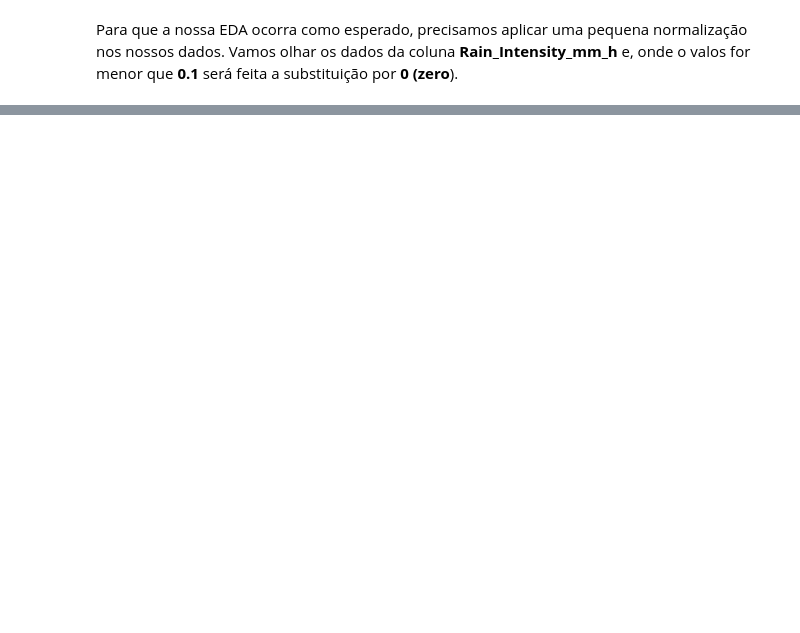
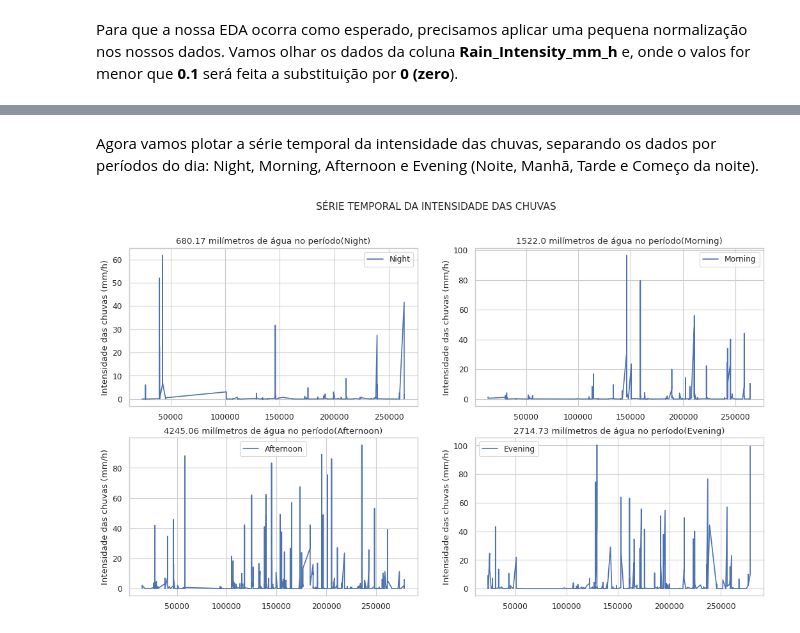
Before and after one commit to lourencocavalcante/Introduction-to-Data-Science, a Jupyter notebook: INPE_CAP394_2022_Atv01_parte2_Lourenco.ipynb, the cells around one changed output, grey strips where cells are left out. Cells and saved outputs as stored; diff of their text form; code cells hidden in the pictures; blank space fills up the shorter version.

```diff
--- a/INPE_CAP394_2022_Atv01_parte2_Lourenco.ipynb
+++ b/INPE_CAP394_2022_Atv01_parte2_Lourenco.ipynb
@@ -267,0 +467,18 @@ sns.heatmap(corr[(corr >= 0.30) | (corr <= -0.30)],cmap='viridis', vmax=1.0, vmi
+# %% [markdown]
+Agora vamos plotar a série temporal da intensidade das chuvas, separando os dados por períodos do dia: Night, Morning, Afternoon e Evening (Noite, Manhã, Tarde e Começo da noite).
+# %%
+labels=['Night','Morning','Afternoon','Evening']
+
+figure(figsize=(16,9),dpi=80)
+plt.suptitle('SÉRIE TEMPORAL DA INTENSIDADE DAS CHUVAS', size=14)
+for res in range(0,4):
+    tot = round(df_filter_MP3000A_RD80.Rain_Intensity_mm_h.loc[df_filter_MP3000A_RD80.session == labels[res]].sum(),2)
+    plt.subplot(2,2,res+1)
+    plt.title(str(tot)+' milímetros de água no período('+labels[res]+')')
+    #plt.xlabel("")
+    plt.ylabel("Intensidade das chuvas (mm/h)")
+    plt.plot(df_filter_MP3000A_RD80.loc[df_filter_MP3000A_RD80.session == labels[res]]['Rain_Intensity_mm_h'], label=labels[res])
+    plt.legend()
+plt.show()
+# %% [output]
+[figure, added]
```
Also changed, not shown: parts of 54 cells of this notebook.
